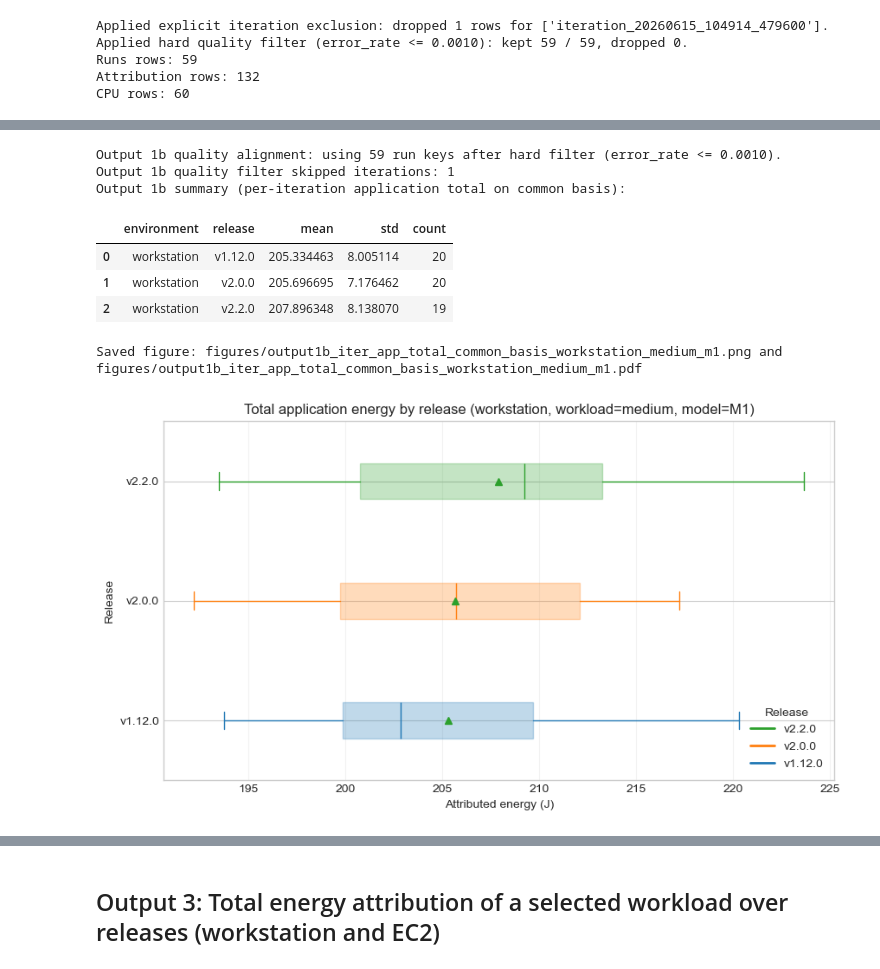
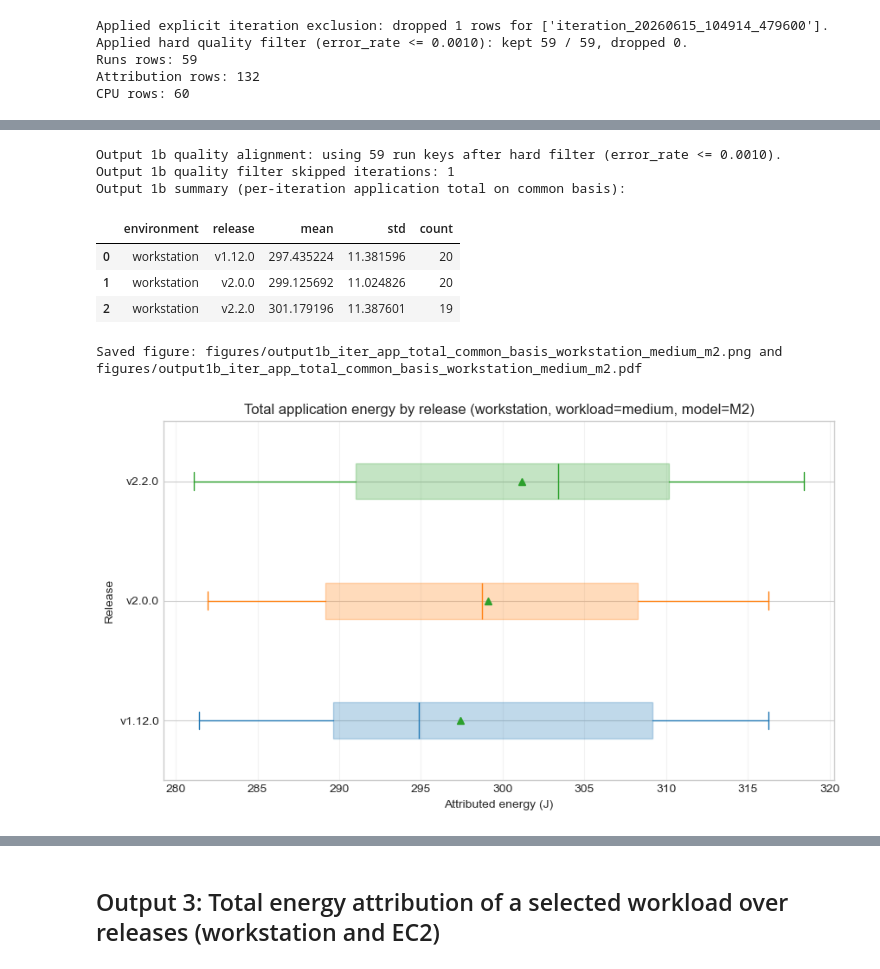
Before and after one commit to eoanodea/EnergyBenchMS, a Jupyter notebook: visualizations/otel_release_vs_energy_per_request.ipynb, the cells around one changed output, grey strips where cells are left out. Drawn from its saved outputs; the diff is of its cells as text; code cells hidden in the pictures.

```diff
--- a/visualizations/otel_release_vs_energy_per_request.ipynb
+++ b/visualizations/otel_release_vs_energy_per_request.ipynb
@@ -46,7 +46,7 @@ OUTPUT3C_IQR_MULTIPLIER = 1.5
 ATTRIBUTION_WORKLOAD = 'medium'
 
 # Model used in attribution payload
-ATTRIBUTION_MODEL = 'M1'
+ATTRIBUTION_MODEL = 'M2'
 
 # Output 3c services: one or more services to compare against Application total
 TARGET_SERVICES = ['product-catalog']
@@ -509,7 +509,6 @@ for env in ENV_ORDER:
             ax.set_xlabel('Release')
             ax.set_ylabel('Total energy (J)')
             ax.grid(True, axis='y', alpha=0.25)
-        ax.legend(handles=make_release_legend_handles(labels), title='Release')
 
         fig.tight_layout()
         save_figure(fig, f'output1_{env}_{wl}')
@@ -659,39 +658,38 @@ for env in ENV_ORDER:
         data,
         tick_labels=labels,
         vert=not swap_axes,
         patch_artist=True,
         showmeans=True,
     )
     style_boxplot_by_release(bp, labels)
 
     ax.set_title(
         f'Total application energy by release ({env}, workload={ATTRIBUTION_WORKLOAD}, model={ATTRIBUTION_MODEL})'
     )
     if swap_axes:
         ax.set_ylabel('Release')
         ax.set_xlabel('Attributed energy (J)')
         ax.grid(True, axis='x', alpha=0.25)
         # Keep top-to-bottom aligned with legend order (newest -> oldest).
         ax.invert_yaxis()
     else:
         ax.set_xlabel('Release')
         ax.set_ylabel('Attributed energy (J)')
         ax.grid(True, axis='y', alpha=0.25)
-    ax.legend(handles=make_release_legend_handles(labels), title='Release')
 
     fig.tight_layout()
     save_figure(fig, f'output1b_iter_app_total_common_basis_{env}_{ATTRIBUTION_WORKLOAD}_{ATTRIBUTION_MODEL}')
     plt.show()
 # %% [output]
 Output 1b quality alignment: using 59 run keys after hard filter (error_rate <= 0.0010).
 Output 1b quality filter skipped iterations: 1
 Output 1b summary (per-iteration application total on common basis):
 |  | environment | release | mean | std | count |
-| 0 | workstation | v1.12.0 | 205.334463 | 8.005114 | 20 |
-| 1 | workstation | v2.0.0 | 205.696695 | 7.176462 | 20 |
-| 2 | workstation | v2.2.0 | 207.896348 | 8.138070 | 19 |
+| 0 | workstation | v1.12.0 | 297.435224 | 11.381596 | 20 |
+| 1 | workstation | v2.0.0 | 299.125692 | 11.024826 | 20 |
+| 2 | workstation | v2.2.0 | 301.179196 | 11.387601 | 19 |
-Saved figure: figures/output1b_iter_app_total_common_basis_workstation_medium_m1.png and figures/output1b_iter_app_total_common_basis_workstation_medium_m1.pdf
+Saved figure: figures/output1b_iter_app_total_common_basis_workstation_medium_m2.png and figures/output1b_iter_app_total_common_basis_workstation_medium_m2.pdf
-[figure, old version]
+[figure, new version]
 # %%
 # Output 2: Overall system energy/request over releases at fixed utilisation (workstation and EC2)
 runs_epr = runs_df.copy()
```
Also changed, not shown: parts of 7 cells of this notebook, 22 other files.
